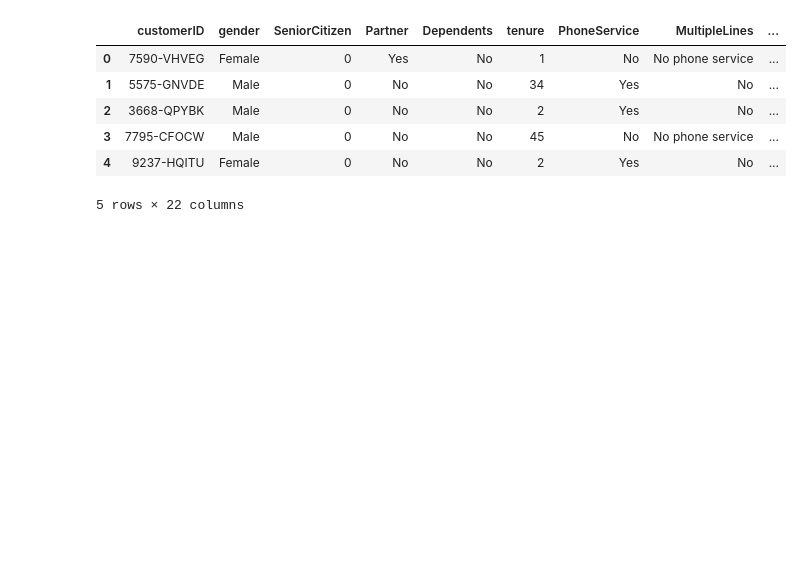
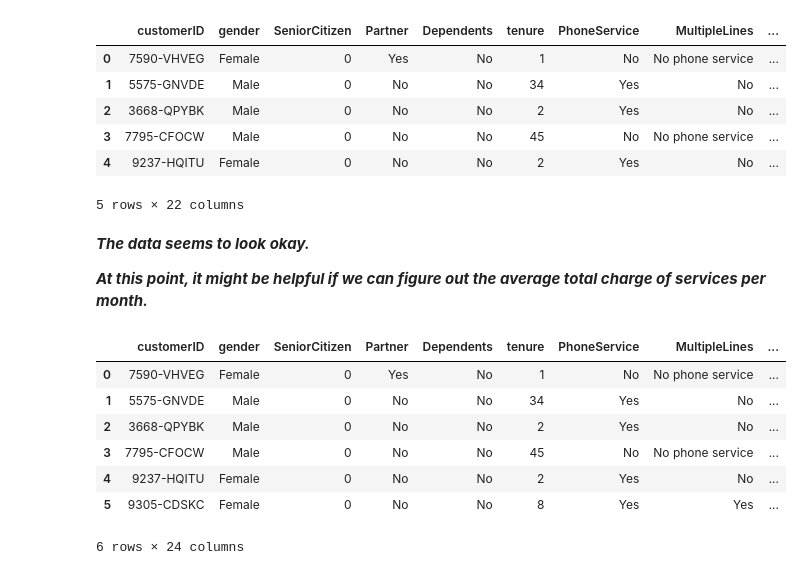
Before and after one commit to akkwok2099/data-analytics-portfolio, a Jupyter notebook: notebooks/01_customer_churn_analysis.ipynb, the cells around one changed output. Cells and saved outputs as stored; diff of their text form; code cells hidden in the pictures; blank space fills up the shorter version.

```diff
--- a/notebooks/01_customer_churn_analysis.ipynb
+++ b/notebooks/01_customer_churn_analysis.ipynb
@@ -232,3 +264,35 @@ telecom.head()
 | 3 | 7795-CFOCW | Male | 0 | No | No | 45 | No | No phone service | ... |
 | 4 | 9237-HQITU | Female | 0 | No | No | 2 | Yes | No | ... |
 5 rows × 22 columns
+# %% [markdown]
+***The data seems to look okay.***
+
+***At this point, it might be helpful if we can figure out the average total charge of services per month.***
+# %%
+def filter_out_no_service(service):
+    # Convert dataframe object into series object
+    service_series = service.squeeze()
+
+    # Convert to string dtype
+    service_str = service_series.astype('string')
+
+    # Create boolean mask: True if NOT starting with 'No'
+    a = ~ service_str.str.startswith('No')
+    # print(a)
+
+    return a
+# %%
+service_columns = ['PhoneService', 'InternetService', 'StreamingTV', 'StreamingMovies']
+telecom['ServicesCount'] = telecom[service_columns].apply(lambda x: filter_out_no_service(x).sum(), axis=1)
+telecom['AvgChargePerService'] = telecom['MonthlyCharges'] / telecom['ServicesCount'].replace(0, 1)
+# %%
+telecom.head(6)
+# %% [output]
+|  | customerID | gender | SeniorCitizen | Partner | Dependents | tenure | PhoneService | MultipleLines | ... |
+| 0 | 7590-VHVEG | Female | 0 | Yes | No | 1 | No | No phone service | ... |
+| 1 | 5575-GNVDE | Male | 0 | No | No | 34 | Yes | No | ... |
+| 2 | 3668-QPYBK | Male | 0 | No | No | 2 | Yes | No | ... |
+| 3 | 7795-CFOCW | Male | 0 | No | No | 45 | No | No phone service | ... |
+| 4 | 9237-HQITU | Female | 0 | No | No | 2 | Yes | No | ... |
+| 5 | 9305-CDSKC | Female | 0 | No | No | 8 | Yes | Yes | ... |
+6 rows × 24 columns
```
Also changed, not shown: parts of 10 cells of this notebook.
